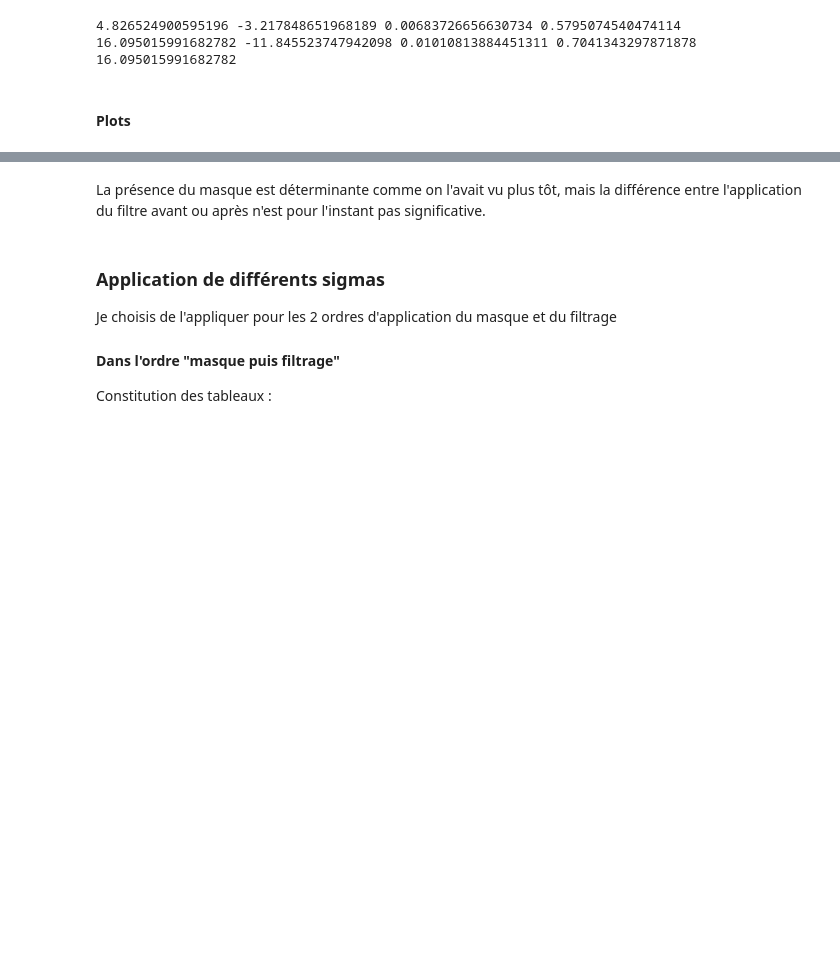
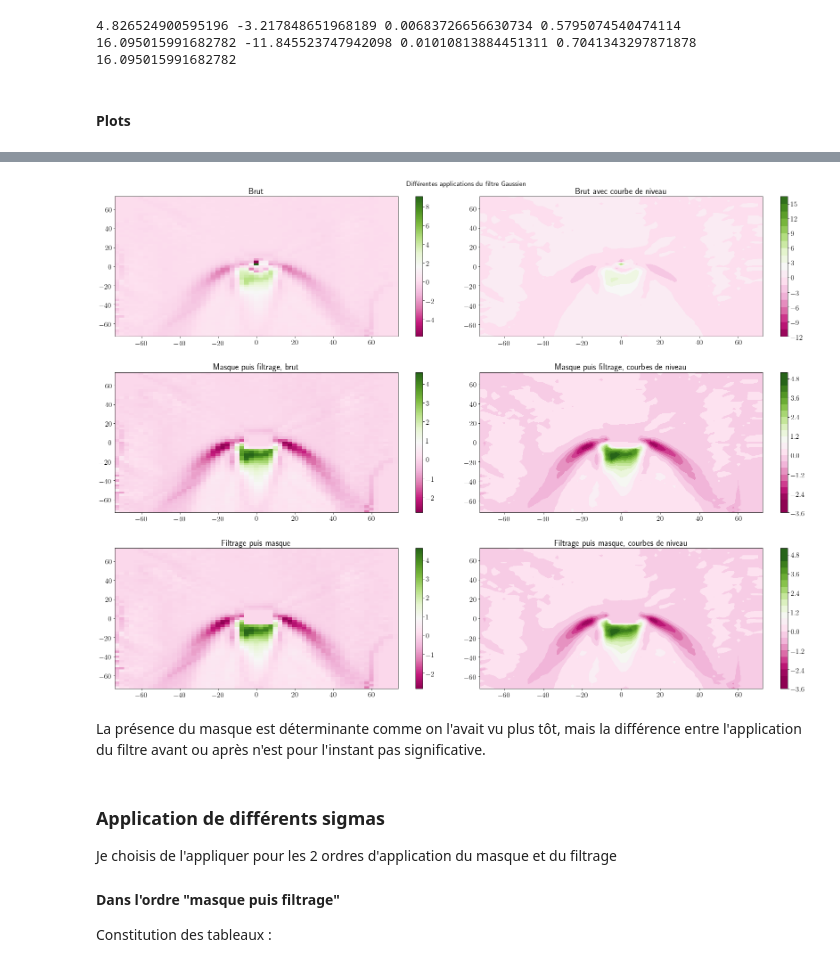
Before and after one commit to Julielmnt/Stage_L3, a Jupyter notebook: Projet_divergence.ipynb, the cells around one changed output, grey strips where cells are left out. Saved outputs shown, nothing was run; the diff lists cells and outputs as text; code cells hidden in the pictures; blank space fills up the shorter version.

```diff
--- a/Projet_divergence.ipynb
+++ b/Projet_divergence.ipynb
@@ -342,9 +361,9 @@ def plot_applications_filtre(div_filter0,div_filter1,div_filter2,title):
     fig, (l0,l1,l2) = plt.subplots(nrows=3,ncols=2,num=title)
     #l0 : Brut
     im0=l0[0].pcolormesh(x,y,div_filter0,cmap=colormap2)
-    l0[0].set_title("Brut (seul avec une norme différente)")
+    l0[0].set_title("Brut")
     fig.colorbar(im0,ax=l0[0])
-    im1 = l0[1].contourf(dx,dy,div_filter0,levels=levels2, cmap=colormap2,norm=norm)
+    im1 = l0[1].contourf(dx,dy,div_filter0,levels=levels2, cmap=colormap2)
     l0[1].set_title("Brut avec courbe de niveau")
     fig.colorbar(im1,ax=l0[1])
     #l1 : avec masque0
@@ -440,7 +459,7 @@ print(np.max(div-div_masque))
 # %% [markdown]
 #### Plots
 # %%
-%matplotlib notebook
-plt.rcParams['figure.figsize'] = [8,8]
+#%matplotlib notebook
+plt.rcParams['figure.figsize'] = [24,17]
 plot_applications_filtre(div_filter0,div_filter1,div_filter2,'Différentes applications du filtre Gaussien')
 # %% [output]
@@ -449,3 +466,4 @@ plot_applications_filtre(div_filter0,div_filter1,div_filter2,'Différentes appli
+[figure, added]
 # %% [markdown]
 La présence du masque est déterminante comme on l'avait vu plus tôt, mais la différence entre l'application du filtre avant ou après n'est pour l'instant pas significative.
 # %% [markdown]
```
Also changed, not shown: parts of 45 cells of this notebook.
